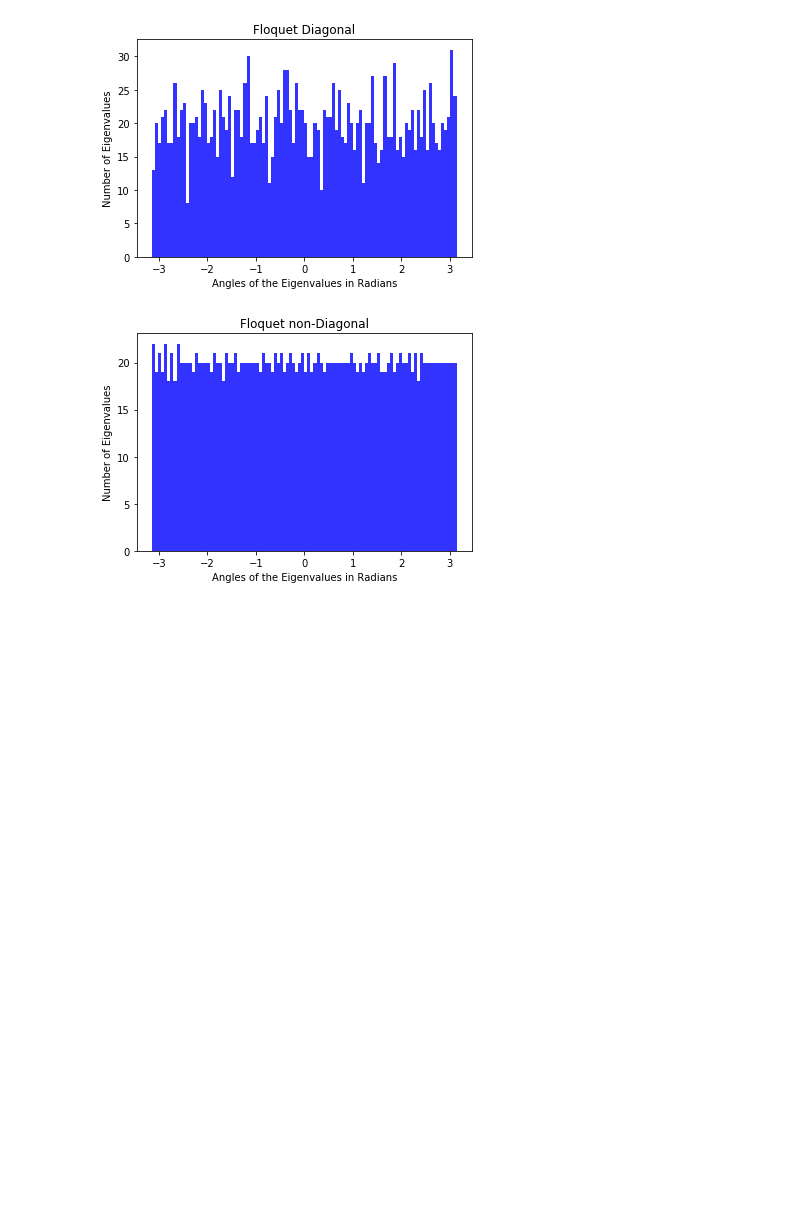
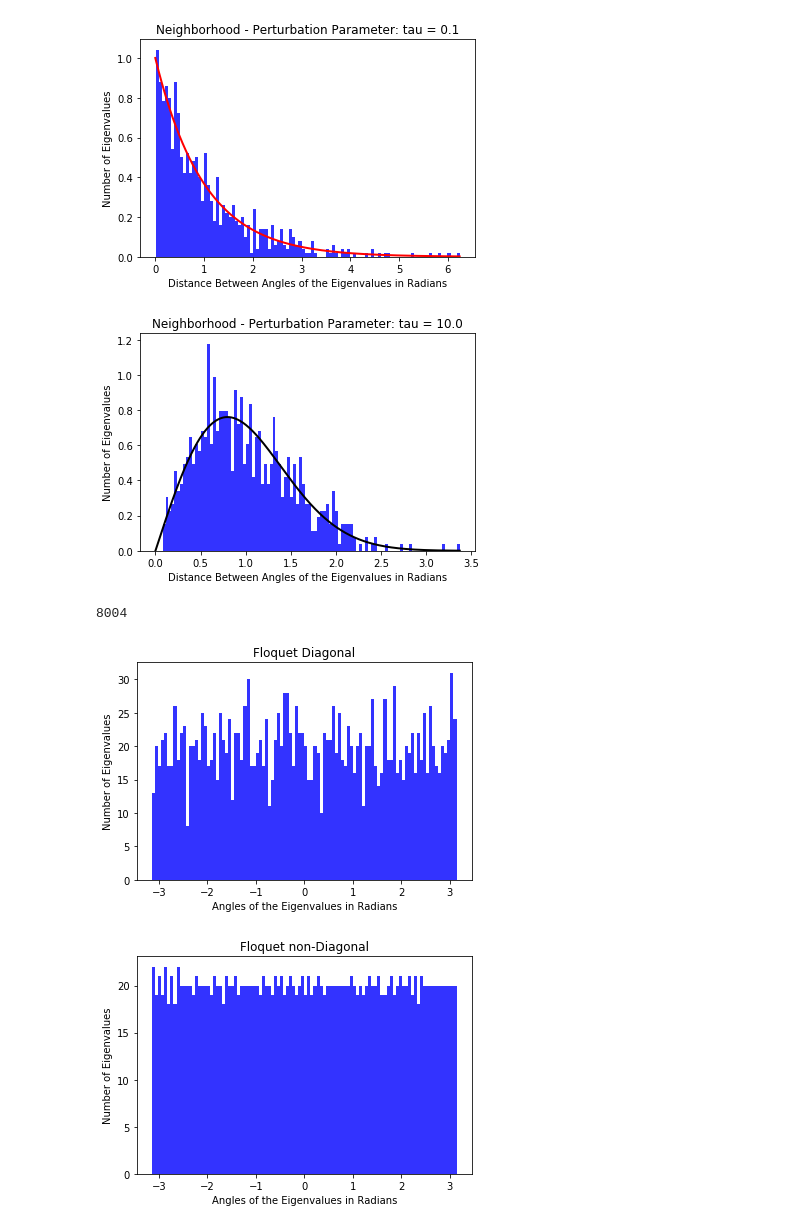
Before and after one commit to python-cbpf/dynamical-systems-Joaquimtm, a Jupyter notebook: CBPF Python Camp 2020 - Dynamical Systems III - Quantum Kick Top.ipynb, the cells around one changed output. Drawn from its saved outputs; the diff is of its cells as text; code cells hidden in the pictures; blank space fills up the shorter version.

```diff
--- a/CBPF Python Camp 2020 - Dynamical Systems III - Quantum Kick Top.ipynb
+++ b/CBPF Python Camp 2020 - Dynamical Systems III - Quantum Kick Top.ipynb
@@ -12,11 +12,11 @@ from scipy.stats import unitary_group
 plt.rcParams['figure.dpi'] = 80
 # %%
 # Parameters
-j = 1000 # angular momentum
+j = 400 # angular momentum
 alpha_y = 1.
 alpha_z = 1.
-# tau_array = np.arange(0.1, 10.2, 1) # perturbation parameter
-tau_array = ([0, 0.2, 0.4, 0.6, 0.8, 1.0, 1.2, 1.4, 1.6, 1.8, 2.0, 3.0, 4.0, 5.0, 6.0, 7.0, 8.0, 9.0, 10.0])
+tau_array = ([0.1, 10.0]) # perturbation parameter
+# tau_array = ([0, 0.1, 0.5, 1.0, 1.5, 2.0, 5.0, 10.0])
 h_bar = 1.
 
 if (j*2)%2 == 0:
@@ -64,31 +64,42 @@ for tau_z in tau_array:
 # %%
 ## Histogram of the distance between angles of eigenvalues of the Floquet operator
 
 for tau_z in tau_array:
     F = np.dot(scipy.linalg.expm((-tau_z*1j*np.dot(Jz, Jz))/(2*j+1)-1j*alpha_z*Jz), scipy.linalg.expm(-1j*alpha_y*(Jy)))
     # print(F)
     eig_array = np.linalg.eigvals(F)
     # print(eig_array)
     for eig in eig_array:
         eig_array[np.where(eig_array == eig)] = np.angle(eig)
     # print(eig_array)
     eig_array = np.sort(eig_array)
     # print(eig_array)
     i = 0
     eig_neighborhood = ([])
     while i < len(eig_array)-1:
 #         print(eig_array[i])
 #         print(eig_array[i+1])
 #         print(eig_array[i+1]-eig_array[i])
 #         print(" ")
-        eig_neighborhood = np.append(eig_neighborhood, eig_array[i+1]-eig_array[i])
+        eig_neighborhood = np.append(eig_neighborhood, (eig_array[i+1]-eig_array[i])/(2*3.1415926/(2*j+1)))
         i += 1
 
-    plt.hist(eig_neighborhood, 100, facecolor='blue', alpha=0.8, range=(0, 0.035), density=True)
+    x_axis = np.arange(0.0, float(np.amax(eig_neighborhood)), float(np.amin(eig_neighborhood))/1000)
+    Fit_normal = [math.exp(-s) for s in x_axis]
+    Fit_chaotic = [(3.1415926*s/2)*math.exp(-3.1415926*(s**2)/4) for s in x_axis]
+
+    plt.hist(eig_neighborhood, 100, facecolor='blue', alpha=0.8, density=True)
+    if tau_z < 1.0:
+        plt.plot(x_axis, Fit_normal, lw=2, color="red")
+    if tau_z > 1.0:
+        plt.plot(x_axis, Fit_chaotic, lw=2, color="black")
     plt.xlabel('Distance Between Angles of the Eigenvalues in Radians')
     plt.ylabel('Number of Eigenvalues')
     plt.title('Neighborhood - Perturbation Parameter: tau = '+str(tau_z))
     plt.show()
+# %% [output]
+[figure, added]
+[figure, added]
 # %%
 ## Random Floquet Operators, Diagonal and non-Diagonal
 
@@ -118,3 +136,7 @@ F_nd_eigs = np.sort(F_nd_eigs)
+# %%
+print(np.size(F_nd_eigs))
+# %% [output]
+8004
 # %%
 n, bins, patches = plt.hist(F_d_eigs, 100, facecolor='blue', alpha=0.8)
 plt.xlabel('Angles of the Eigenvalues in Radians')
```
Also changed, not shown: parts of 5 cells of this notebook, 1 other file.
